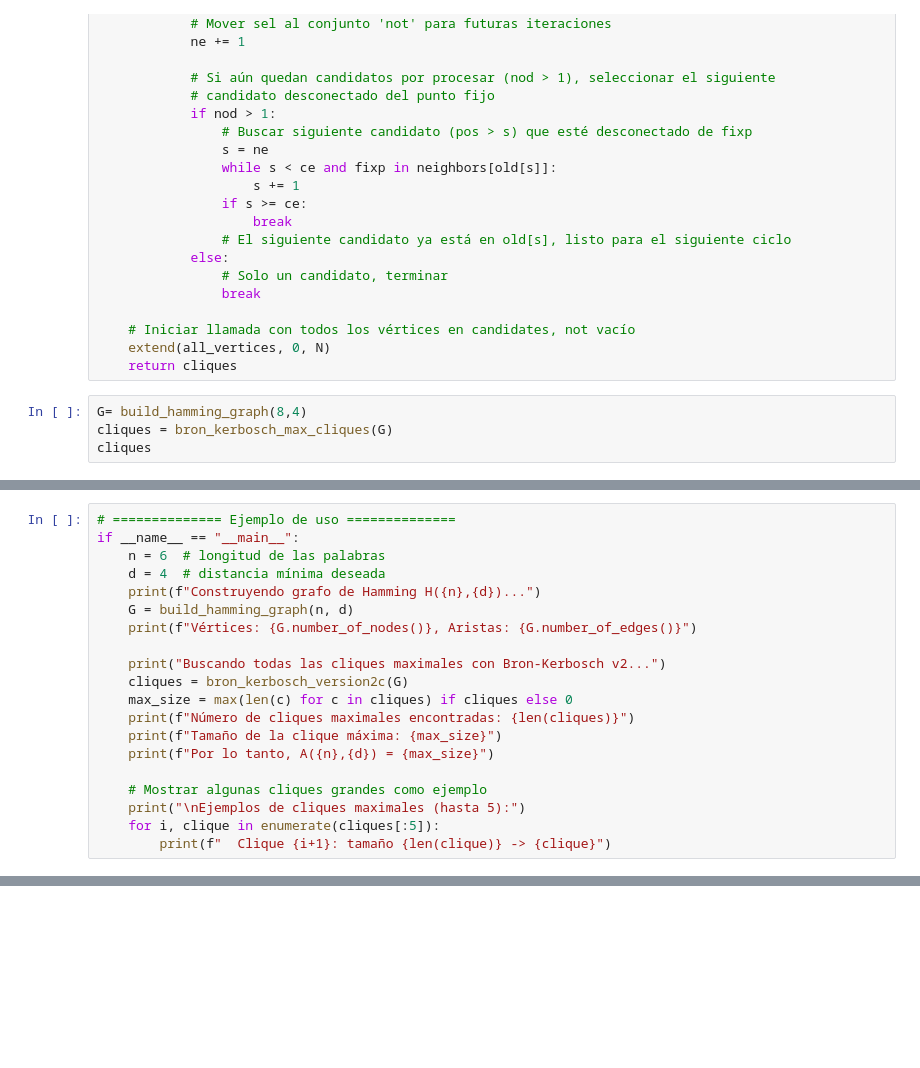
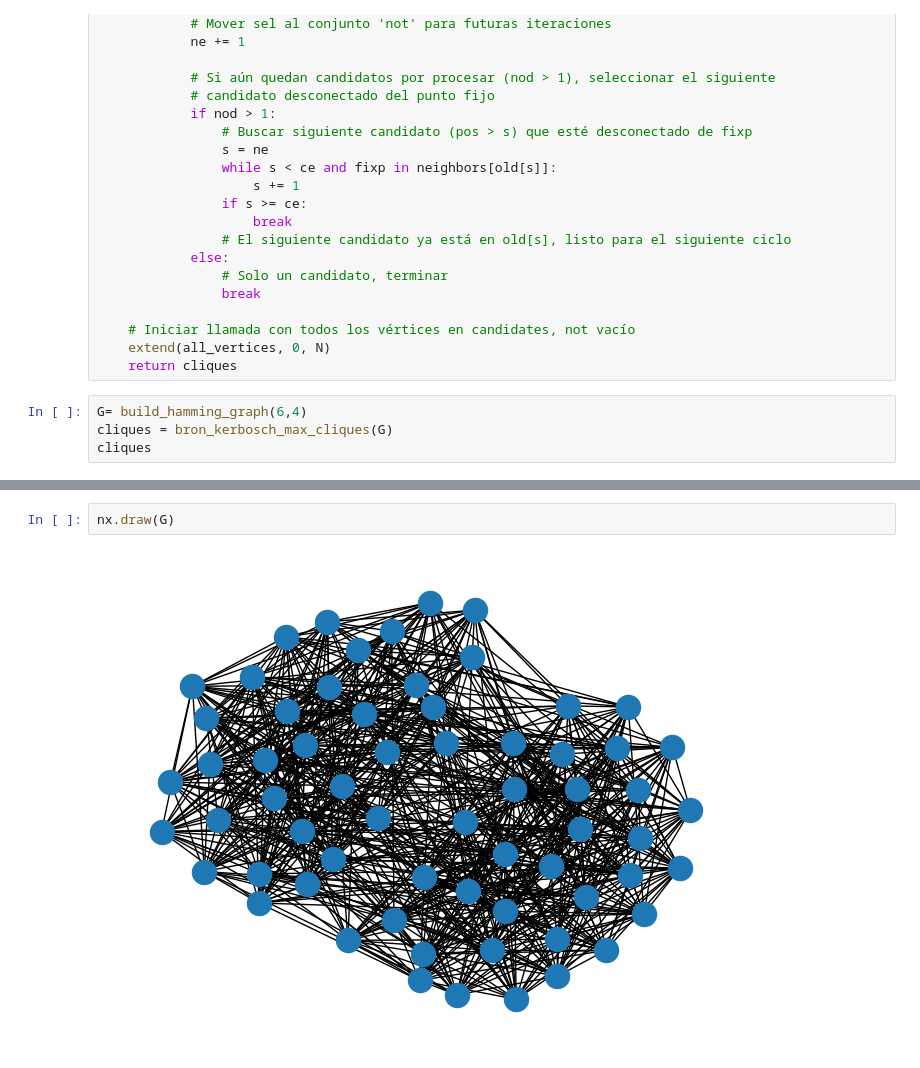
Before and after one commit to JesusAmador25/Hamming_Distance, a Jupyter notebook: src/hammindist/pruning.ipynb, the cells around one changed output, grey strips where cells are left out. Cells and saved outputs as stored; diff of their text form; blank space fills up the shorter version.

```diff
--- a/src/hammindist/pruning.ipynb
+++ b/src/hammindist/pruning.ipynb
@@ -133,7 +133,7 @@ def bron_kerbosch_max_cliques(G: nx.Graph):
     extend(all_vertices, 0, N)
     return cliques
 # %%
-G= build_hamming_graph(8,4)
+G= build_hamming_graph(6,4)
 cliques = bron_kerbosch_max_cliques(G)
 cliques
 # %% [output]
@@ -468,20 +140,0 @@ def bron_kerbosch_version2c(graph: nx.Graph) -> List[Set[int]]:
-# %%
-# ============== Ejemplo de uso ==============
-if __name__ == "__main__":
-    n = 6  # longitud de las palabras
-    d = 4  # distancia mínima deseada
-    print(f"Construyendo grafo de Hamming H({n},{d})...")
-    G = build_hamming_graph(n, d)
-    print(f"Vértices: {G.number_of_nodes()}, Aristas: {G.number_of_edges()}")
-
-    print("Buscando todas las cliques maximales con Bron-Kerbosch v2...")
-    cliques = bron_kerbosch_version2c(G)
-    max_size = max(len(c) for c in cliques) if cliques else 0
-    print(f"Número de cliques maximales encontradas: {len(cliques)}")
-    print(f"Tamaño de la clique máxima: {max_size}")
-    print(f"Por lo tanto, A({n},{d}) = {max_size}")
-
-    # Mostrar algunas cliques grandes como ejemplo
-    print("\nEjemplos de cliques maximales (hasta 5):")
-    for i, clique in enumerate(cliques[:5]):
-        print(f"  Clique {i+1}: tamaño {len(clique)} -> {clique}")
@@ -881,3 +141,7 @@ Reduciendo a 256 vértices (solo peso par)
+# %%
+nx.draw(G)
+# %% [output]
+[figure, added]
 # %%
 import sys
 import time
```
Also changed, not shown: parts of 17 cells of this notebook.
